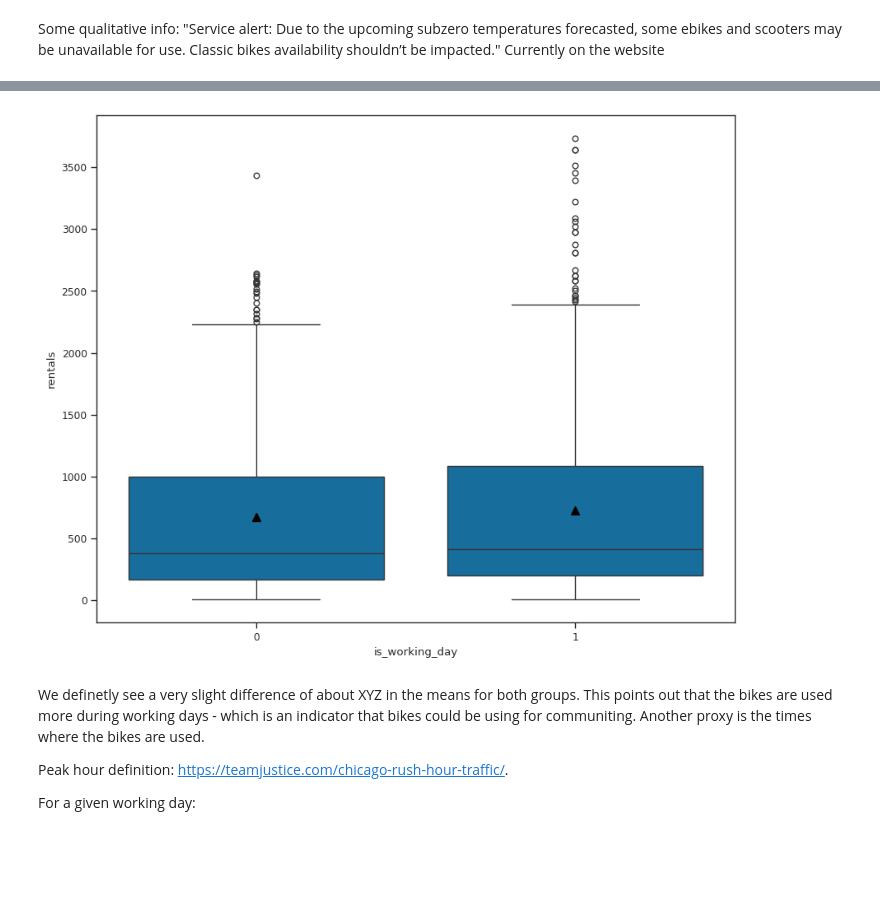
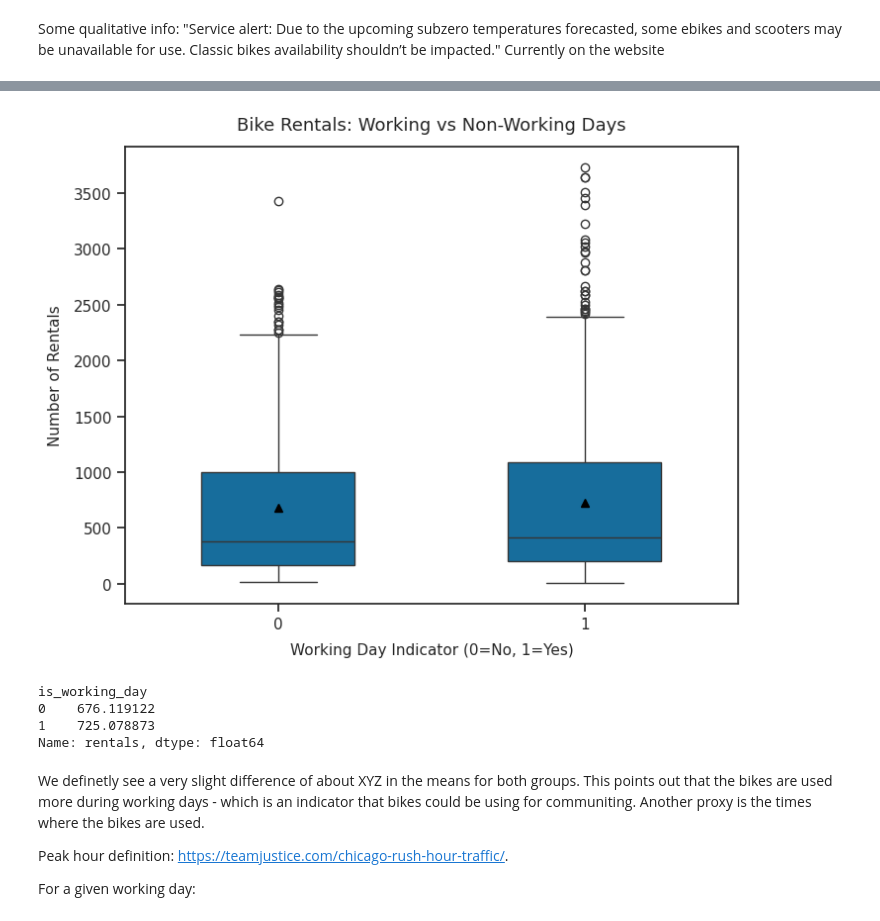
Before and after one commit to pablovitoria/business_analysis_structured_data, a Jupyter notebook: scripts/A1: Modeling Case Study - Bike Rentals in Chicago.ipynb, the cells around one changed output, grey strips where cells are left out. Cells and saved outputs as stored; diff of their text form; code cells hidden in the pictures; blank space fills up the shorter version.

```diff
--- a/scripts/A1: Modeling Case Study - Bike Rentals in Chicago.ipynb
+++ b/scripts/A1: Modeling Case Study - Bike Rentals in Chicago.ipynb
@@ -95,36 +87,49 @@ bikerentals["is_working_day"] = (
     (bikerentals["day_of_week"] != "Sunday") &
     (bikerentals["holiday"] == 0)
 ).astype(int)
+# %%
+# # Setting up figures style and size consistent for all notebook
+sns.set_theme(style="ticks", # white background and small tick marks
+              palette="colorblind") # better color for all
+
+plt.rcParams.update({
+    "figure.figsize": (8, 6),
+    "axes.titlepad": 12,  # space between title and plot
+    "axes.labelpad": 8, # space between axis labels and axes
+    "axes.titlesize": 13,
+    "axes.labelsize": 11
+})
+
+# Better visibility for mean visualization in histograms
+mp = {
+    "markerfacecolor": "black",
+    "markeredgecolor": "black",
+    "markersize": 6
+}
 # %%
-# Setting up figures style and size consistent for all notebook
-sns.set_theme(style="ticks",
-              context="paper",
-              palette="colorblind")
-
-plt.rcParams["figure.figsize"] = (10, 8) # size
-
-# Better visibility for mean visualization in histograms
-mp={
-        "markerfacecolor": "black",
-        "markeredgecolor": "black",
-        "markersize": 7
-    }
-
 # Understanding if there is a difference
 sns.boxplot(x = 'is_working_day',
             y = 'rentals',
             data = bikerentals,
             showmeans=True,
-            meanprops=mp
+            meanprops=mp,
+            width=0.5 # narrower with oh the histogram
             )
 
-ax.set_title("Bike Rentals: Working vs Non-Working Days")
-ax.set_xlabel("Working Day Indicator")
-ax.set_ylabel("Number of Rentals")
+plt.title("Bike Rentals: Working vs Non-Working Days")
+plt.xlabel("Working Day Indicator (0=No, 1=Yes)")
+plt.ylabel("Number of Rentals")
 
 plt.show()
+
+#show the exact value of the means
+print(bikerentals.groupby("is_working_day")["rentals"].mean())
 # %% [output]
-[figure, old version]
+[figure, new version]
+is_working_day
+0    676.119122
+1    725.078873
+Name: rentals, dtype: float64
 # %% [markdown]
 We definetly see a very slight difference of about XYZ in the means for both groups. This points out that the bikes are used more during working days - which is an indicator that bikes could be using for communiting. Another proxy is the times where the bikes are used.
 
```
Also changed, not shown: parts of 5 cells of this notebook.
